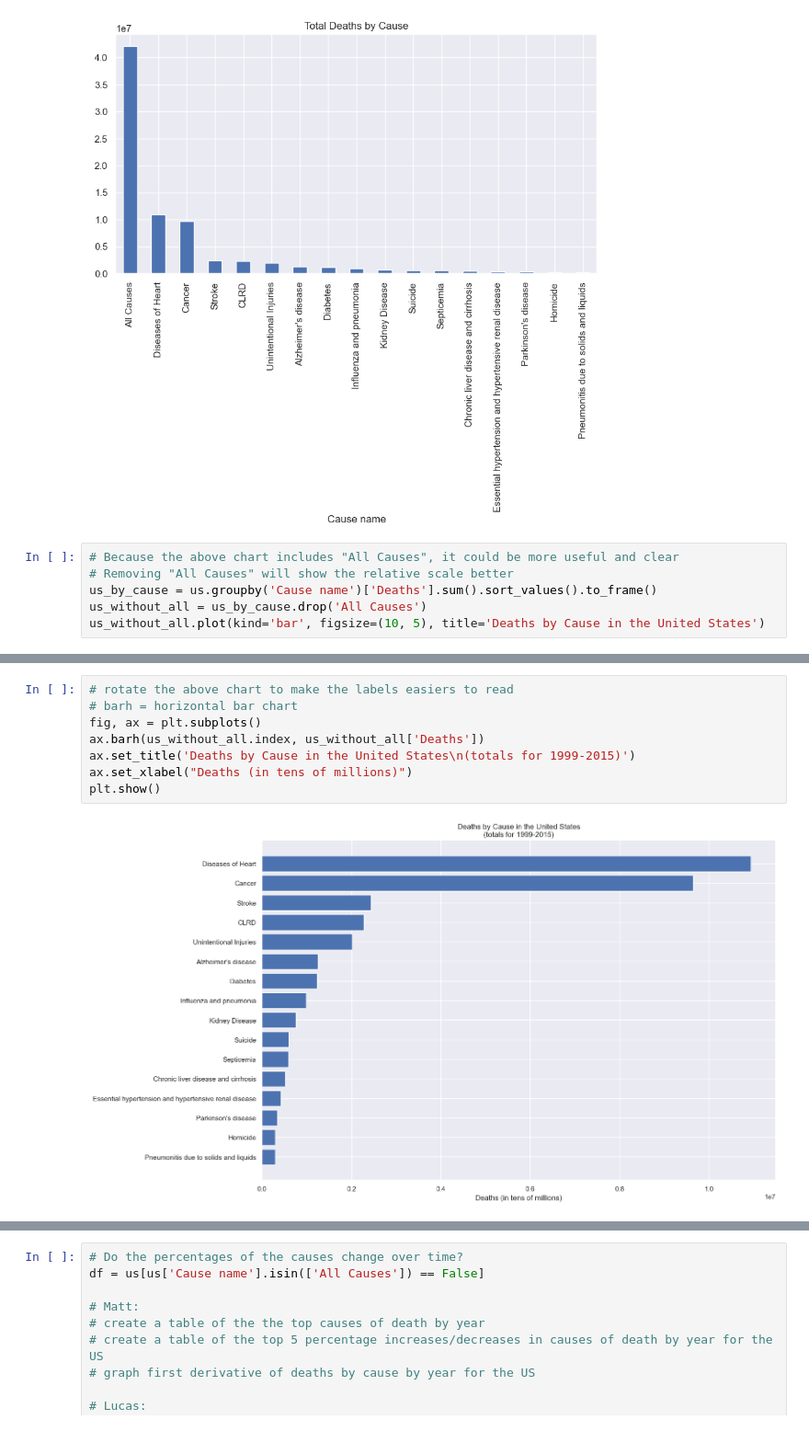
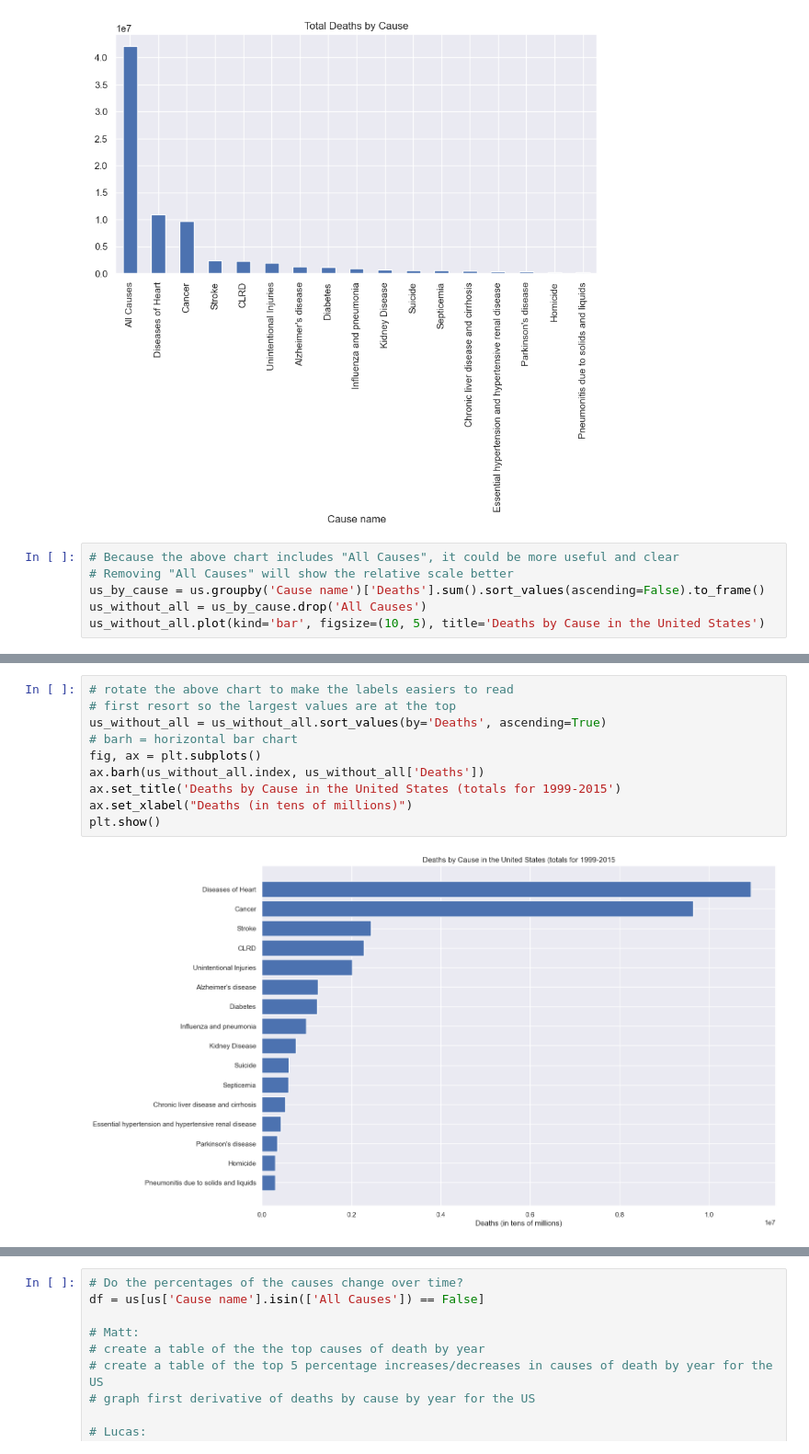
Before and after one commit to mattlehrer/research_methods_assignment_6, a Jupyter notebook: Assignment6_Group_C.ipynb, the cells around one changed output, grey strips where cells are left out. Shown at 92% size. Saved outputs shown, nothing was run; the diff lists cells and outputs as text.

```diff
--- a/Assignment6_Group_C.ipynb
+++ b/Assignment6_Group_C.ipynb
@@ -143,7 +143,7 @@ us.groupby('Cause name')['Deaths'].sum().sort_values(ascending=False).plot(kind=
 # %%
 # Because the above chart includes "All Causes", it could be more useful and clear
 # Removing "All Causes" will show the relative scale better
-us_by_cause = us.groupby('Cause name')['Deaths'].sum().sort_values().to_frame()
+us_by_cause = us.groupby('Cause name')['Deaths'].sum().sort_values(ascending=False).to_frame()
 us_without_all = us_by_cause.drop('All Causes')
 us_without_all.plot(kind='bar', figsize=(10, 5), title='Deaths by Cause in the United States')
 # %% [output]
@@ -152,10 +152,12 @@ us_without_all.plot(kind='bar', figsize=(10, 5), title='Deaths by Cause in the U
 # %%
 # rotate the above chart to make the labels easiers to read
+# first resort so the largest values are at the top
+us_without_all = us_without_all.sort_values(by='Deaths', ascending=True)
 # barh = horizontal bar chart
 fig, ax = plt.subplots()
 ax.barh(us_without_all.index, us_without_all['Deaths'])
-ax.set_title('Deaths by Cause in the United States\n(totals for 1999-2015)')
+ax.set_title('Deaths by Cause in the United States (totals for 1999-2015')
 ax.set_xlabel("Deaths (in tens of millions)")
 plt.show()
 # %% [output]
-[figure, old version]
+[figure, new version]
```
Also changed, not shown: parts of 9 cells of this notebook.
